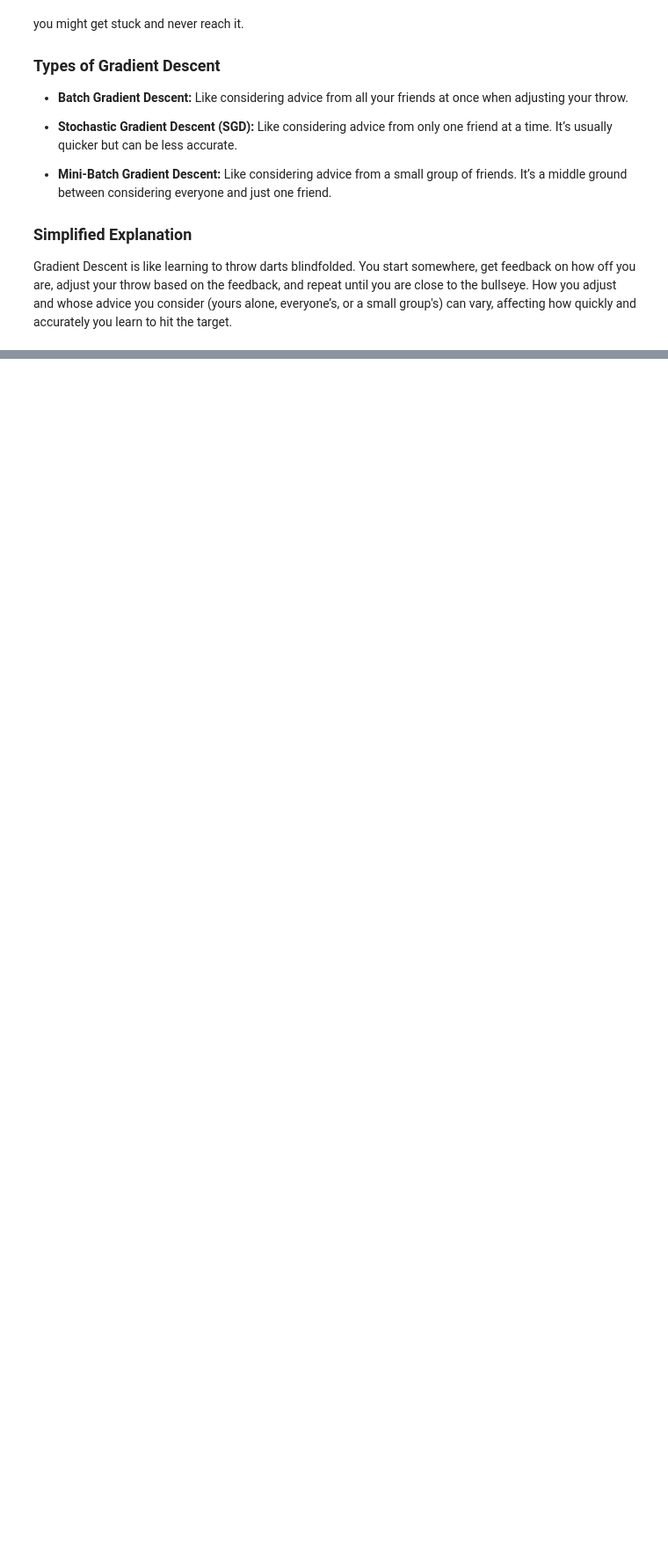
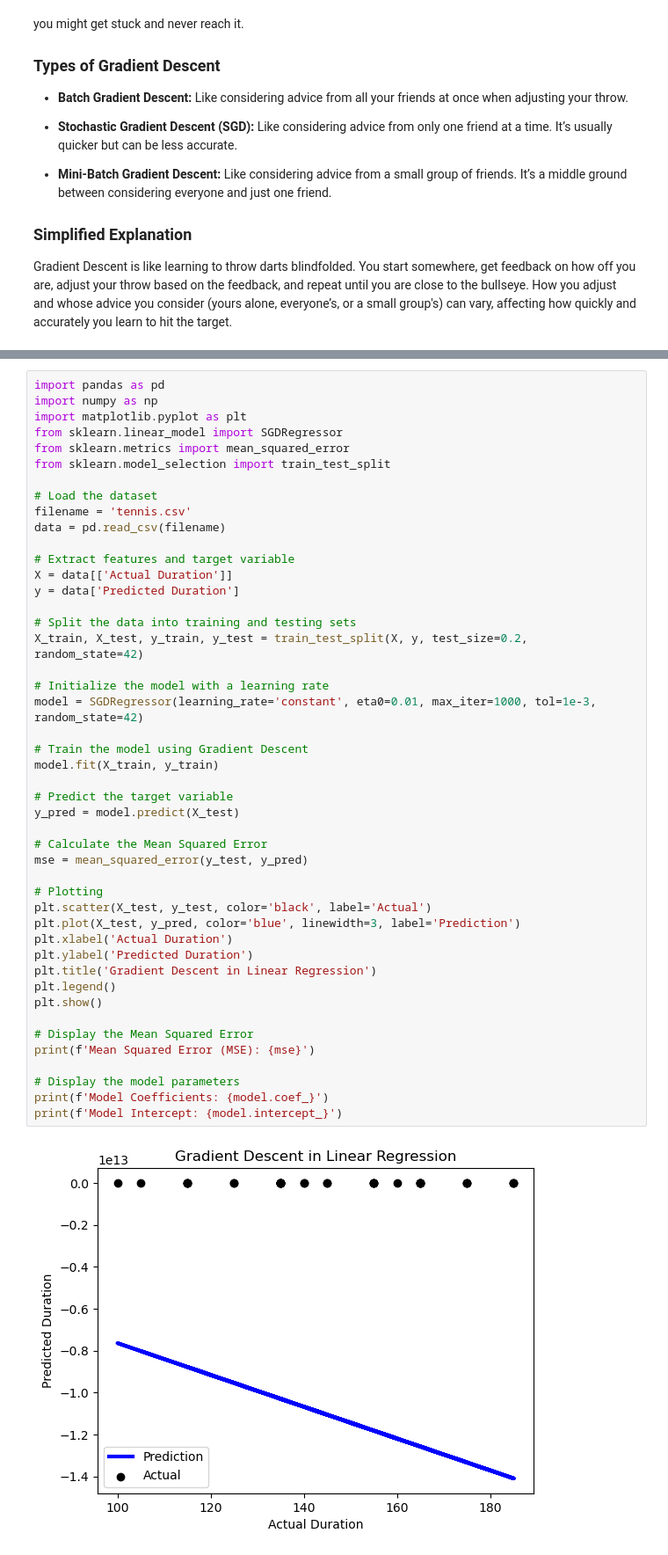
Before and after one commit to josemh301/ML-Mastery, a Jupyter notebook: 02_IntroductionML/Concepts/ReducingLossGradientDescent.ipynb, the cells around one changed output, grey strips where cells are left out. Shown at 88% size. Saved outputs shown, nothing was run; the diff lists cells and outputs as text; blank space fills up the shorter version.

```diff
--- a/02_IntroductionML/Concepts/ReducingLossGradientDescent.ipynb
+++ b/02_IntroductionML/Concepts/ReducingLossGradientDescent.ipynb
@@ -37,0 +36,48 @@ Gradient Descent is like learning to throw darts blindfolded. You start somewher
+# %%
+import pandas as pd
+import numpy as np
+import matplotlib.pyplot as plt
+from sklearn.linear_model import SGDRegressor
+from sklearn.metrics import mean_squared_error
+from sklearn.model_selection import train_test_split
+
+# Load the dataset
+filename = 'tennis.csv'
+data = pd.read_csv(filename)
+
+# Extract features and target variable
+X = data[['Actual Duration']]
+y = data['Predicted Duration']
+
+# Split the data into training and testing sets
+X_train, X_test, y_train, y_test = train_test_split(X, y, test_size=0.2, random_state=42)
+
+# Initialize the model with a learning rate
+model = SGDRegressor(learning_rate='constant', eta0=0.01, max_iter=1000, tol=1e-3, random_state=42)
+
+# Train the model using Gradient Descent
+model.fit(X_train, y_train)
+
+# Predict the target variable
+y_pred = model.predict(X_test)
+
+# Calculate the Mean Squared Error
+mse = mean_squared_error(y_test, y_pred)
+
+# Plotting
+plt.scatter(X_test, y_test, color='black', label='Actual')
+plt.plot(X_test, y_pred, color='blue', linewidth=3, label='Prediction')
+plt.xlabel('Actual Duration')
+plt.ylabel('Predicted Duration')
+plt.title('Gradient Descent in Linear Regression')
+plt.legend()
+plt.show()
+
+# Display the Mean Squared Error
+print(f'Mean Squared Error (MSE): {mse}')
+
+# Display the model parameters
+print(f'Model Coefficients: {model.coef_}')
+print(f'Model Intercept: {model.intercept_}')
+# %% [output]
+[figure, added]
```
Also changed, not shown: parts of 3 cells of this notebook, 1 other file.
